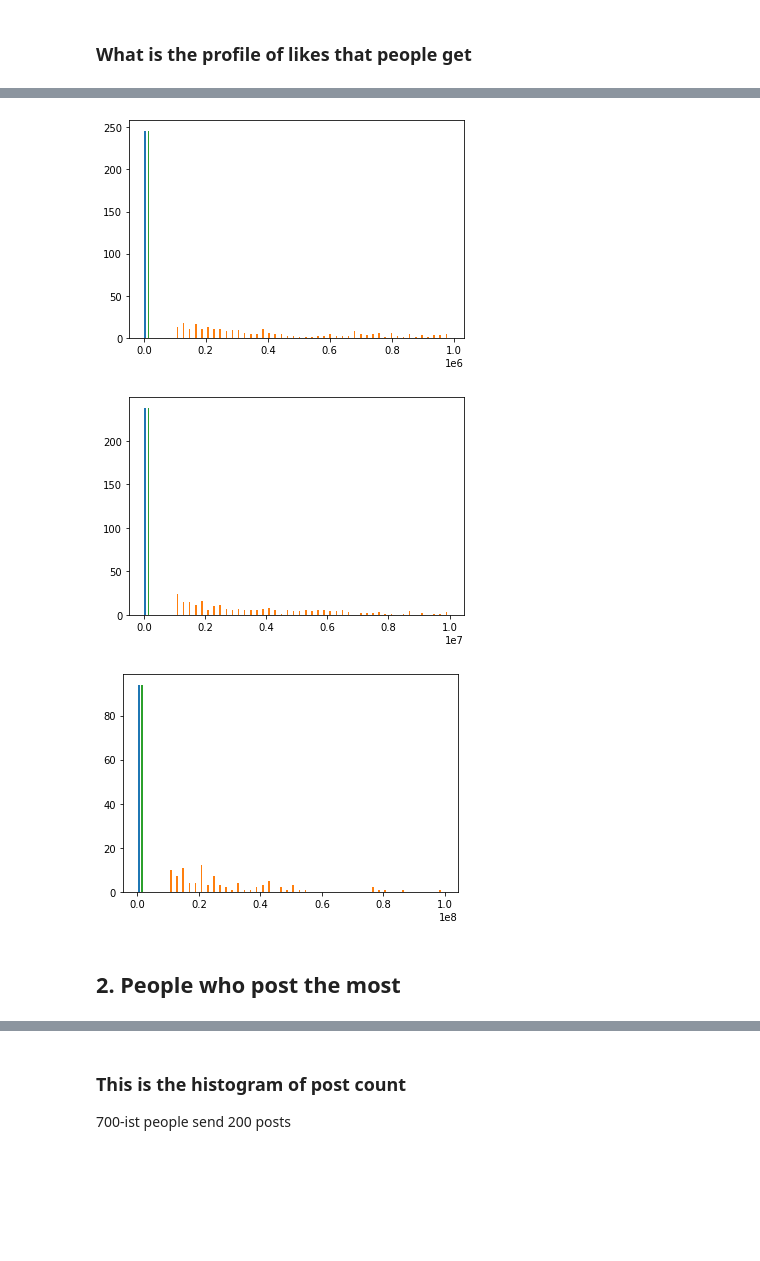
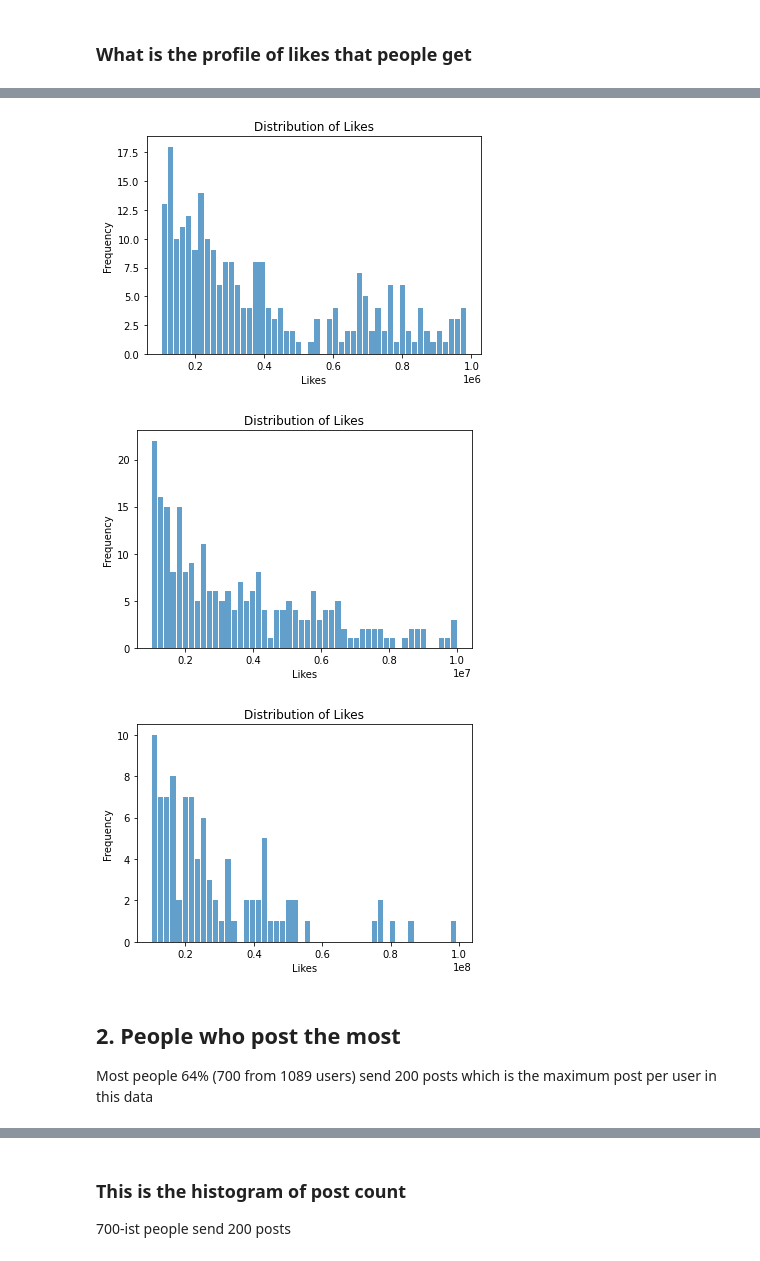
Before and after one commit to YuliantiOenang/InstagramAnalysis, a Jupyter notebook: instagram EDA.ipynb, the cells around one changed output, grey strips where cells are left out. Saved outputs shown, nothing was run; the diff lists cells and outputs as text; code cells hidden in the pictures; blank space fills up the shorter version.

```diff
--- a/instagram EDA.ipynb
+++ b/instagram EDA.ipynb
@@ -38,8 +36,8 @@ dtype: object
 # %% [markdown]
 ## 1. People who get likes the most
 # %%
-jumlah_like_df = df.groupby(['User uuid'])['Likes'].sum().reset_index()
-jumlah_like_df.sort_values(by='Likes', ascending=False)
+likes_count_df = df.groupby(['User uuid'])['Likes'].sum().reset_index()
+likes_count_df.sort_values(by='Likes', ascending=False)
 # %% [output]
 |  | User uuid | Likes |
 | 697 | 698 | 940939106 |
@@ -57,5 +55,6 @@ jumlah_like_df.sort_values(by='Likes', ascending=False)
 # %% [markdown]
 ### What is the profile of likes that people get
 # %%
-jumlah_like_df.describe()
+likes_count_df = likes_count_df.drop('User uuid', axis=1)
+likes_count_df.describe()
 # %% [output]
@@ -97,26 +91,33 @@ plt.show()
 # %%
-df_to_plot = jumlah_like_df[(jumlah_like_df['Likes']>100000) & (jumlah_like_df['Likes']<1000000)]
-
-plt.hist(df_to_plot, bins=50)
+df_to_plot = likes_count_df[(likes_count_df['Likes']>100000) & (likes_count_df['Likes']<1000000)]
+plt.hist(df_to_plot, bins=50, alpha=0.7, rwidth=0.85)
+plt.xlabel('Likes')
+plt.ylabel('Frequency')
+plt.title('Distribution of Likes')
 plt.show()
 # %% [output]
-[figure, old version]
+[figure, new version]
 # %%
-df_to_plot = jumlah_like_df[(jumlah_like_df['Likes']>1000000) & (jumlah_like_df['Likes']<10000000)]
-
-plt.hist(df_to_plot, bins=50)
+df_to_plot = likes_count_df[(likes_count_df['Likes']>1000000) & (likes_count_df['Likes']<10000000)]
+plt.hist(df_to_plot, bins=50, alpha=0.7, rwidth=0.85)
+plt.xlabel('Likes')
+plt.ylabel('Frequency')
+plt.title('Distribution of Likes')
 plt.show()
 # %% [output]
-[figure, old version]
+[figure, new version]
 # %%
-df_to_plot = jumlah_like_df[(jumlah_like_df['Likes']>10000000) & (jumlah_like_df['Likes']<100000000)]
-
-plt.hist(df_to_plot, bins=50)
+df_to_plot = likes_count_df[(likes_count_df['Likes']>10000000) & (likes_count_df['Likes']<100000000)]
+plt.hist(df_to_plot, bins=50, alpha=0.7, rwidth=0.85)
+plt.xlabel('Likes')
+plt.ylabel('Frequency')
+plt.title('Distribution of Likes')
 plt.show()
 # %% [output]
-[figure, old version]
+[figure, new version]
 # %% [markdown]
 ## 2. People who post the most
+Most people 64% (700 from 1089 users) send 200 posts which is the maximum post per user in this data
 # %%
 df.groupby(['User uuid']).count().sort_values(by='Likes', ascending=False)
 # %% [output]
```
Also changed, not shown: parts of 28 cells of this notebook.
